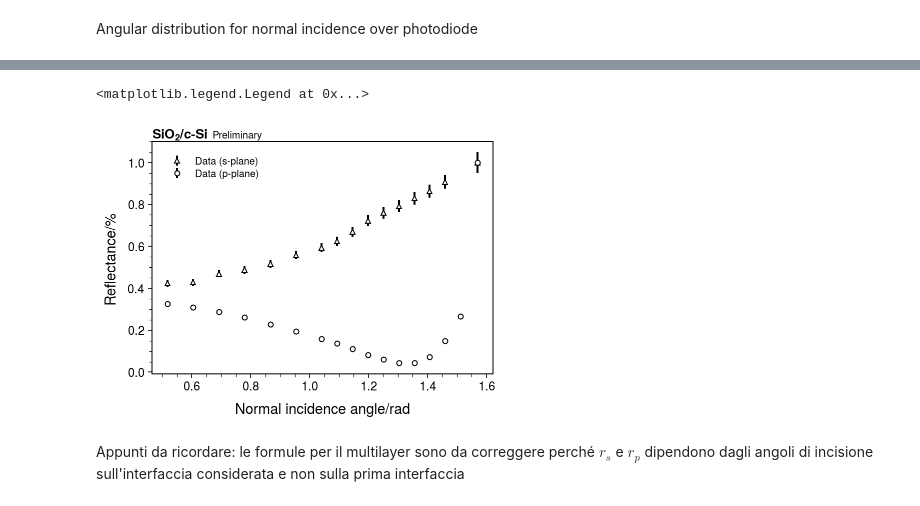
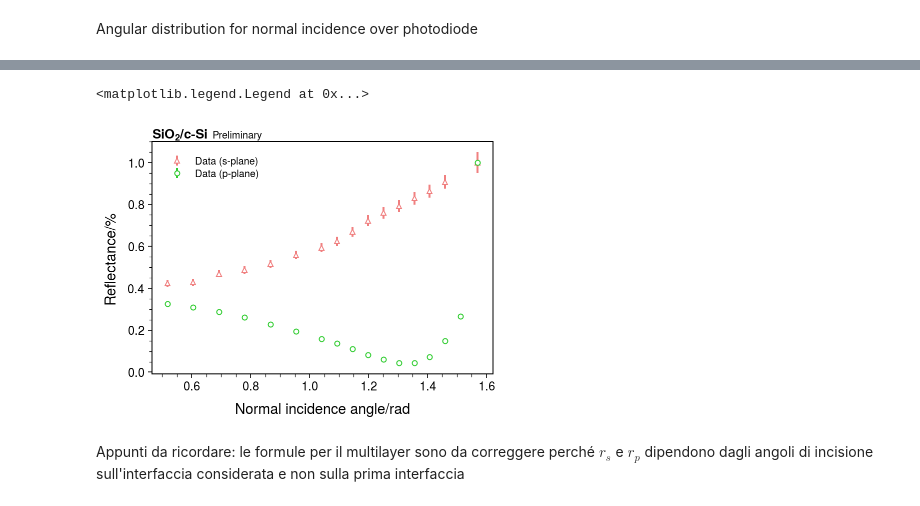
Before and after one commit to mattiasotgia/fresnel_cSi, a Jupyter notebook: analysis/day1_2_online_first.ipynb, the cells around one changed output, grey strips where cells are left out. Drawn from its saved outputs; the diff is of its cells as text; code cells hidden in the pictures.

```diff
--- a/analysis/day1_2_online_first.ipynb
+++ b/analysis/day1_2_online_first.ipynb
@@ -45,13 +61,13 @@ Si_p_adl = get_data(sorted(glob.glob('../data/dataSi_1/**.lvm')), 23)
 p_Si = SingleRun(Si_p_adl, Si_p_adl[-1])
 s_Si = SingleRun(Si_s_adl, Si_s_adl[-1])
 # %%
-s_Si.plot(color='k', marker='^')
-p_Si.plot(color='k', marker='o')
+s_Si.plot(color='lightcoral', marker='^')
+p_Si.plot(color='limegreen', marker='o')
 hep.label.exp_text('SiO$\mathbf{_2}$/c-Si ', 'Preliminary')
 plt.legend()
 # %% [output]
 <matplotlib.legend.Legend at 0x...>
-[figure, old version]
+[figure, new version]
 # %%
 def r_12_p(theta, n1, n2):
     '''Compute r_p fresnel coefficient
```
Also changed, not shown: parts of 12 cells of this notebook, 23 other files.
